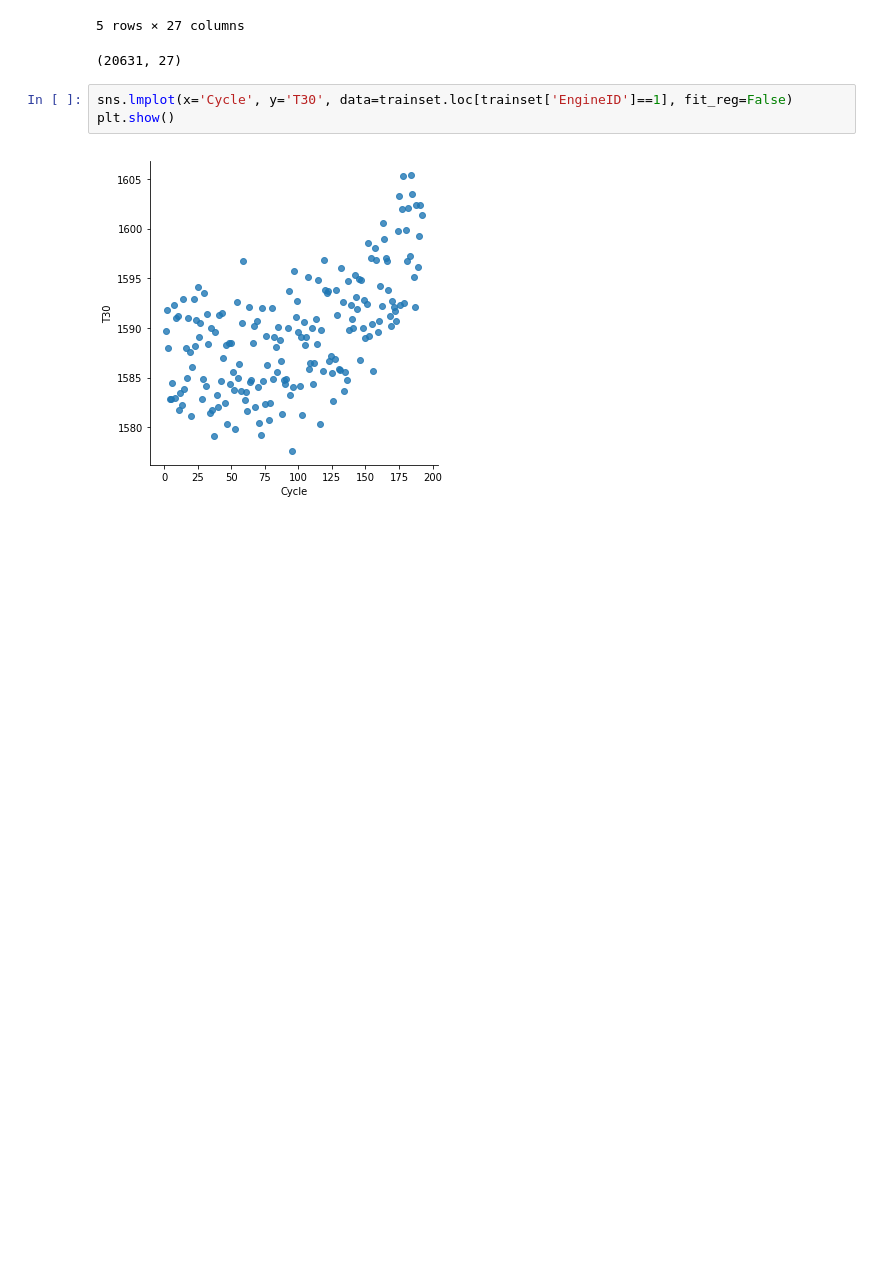
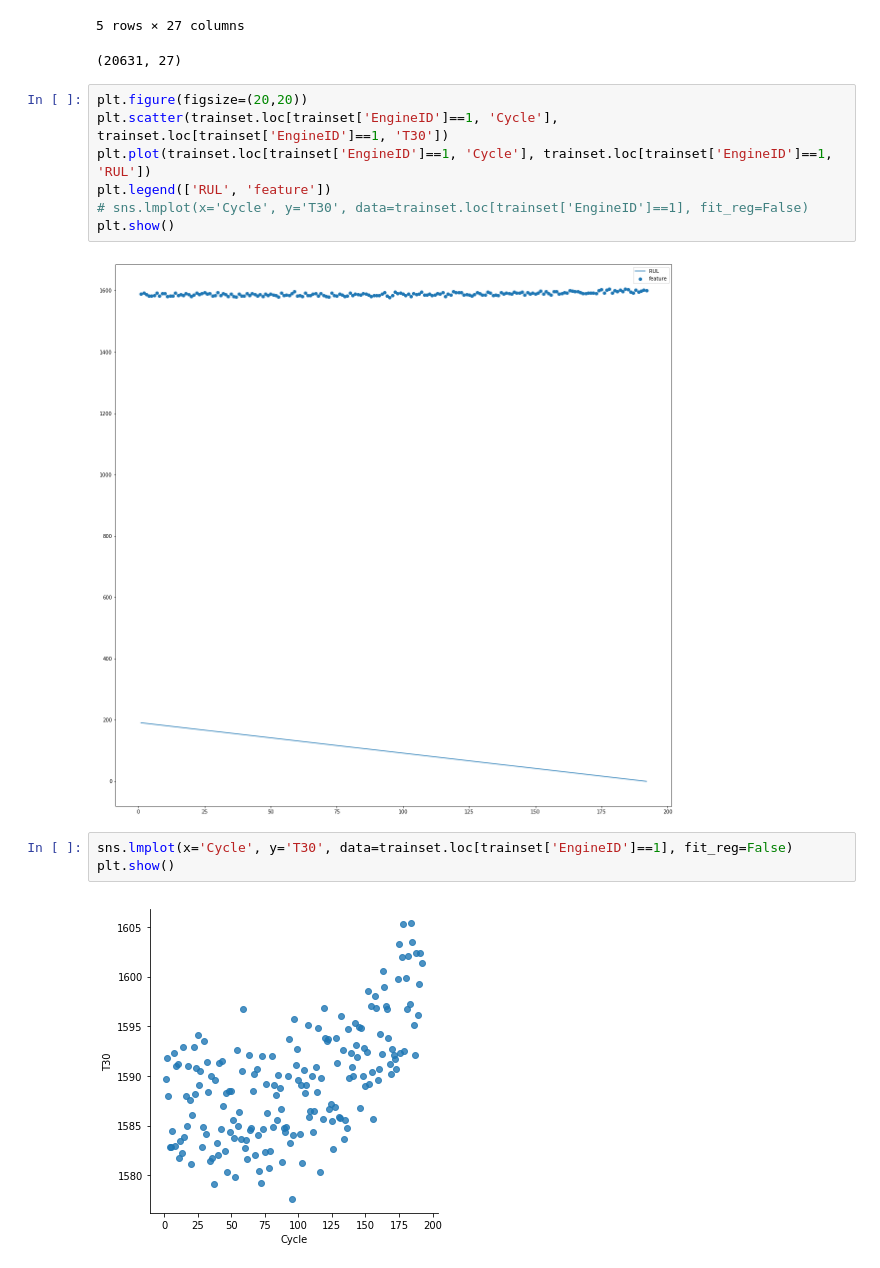
Before and after one commit to syahrulhamdani/pdm-aircraft-engine, a Jupyter notebook: notebooks/2-sh-visualizations.ipynb, the cells around one changed output. Drawn from its saved outputs; the diff is of its cells as text; blank space fills up the shorter version.

Commit message:
update visualizatio notebook

```diff
--- a/notebooks/2-sh-visualizations.ipynb
+++ b/notebooks/2-sh-visualizations.ipynb
@@ -26,6 +26,15 @@ print(trainset.shape)
 | 4 | 1.0 | 5.0 | -0.002 | -0.0 | 100.0 | 518.67 | 642.37 | 1582.85 | 1406.22 | 14.62 | ... |
 5 rows × 27 columns
 (20631, 27)
+# %%
+plt.figure(figsize=(20,20))
+plt.scatter(trainset.loc[trainset['EngineID']==1, 'Cycle'], trainset.loc[trainset['EngineID']==1, 'T30'])
+plt.plot(trainset.loc[trainset['EngineID']==1, 'Cycle'], trainset.loc[trainset['EngineID']==1, 'RUL'])
+plt.legend(['RUL', 'feature'])
+# sns.lmplot(x='Cycle', y='T30', data=trainset.loc[trainset['EngineID']==1], fit_reg=False)
+plt.show()
+# %% [output]
+[figure, added]
 # %%
 sns.lmplot(x='Cycle', y='T30', data=trainset.loc[trainset['EngineID']==1], fit_reg=False)
 plt.show()
```
